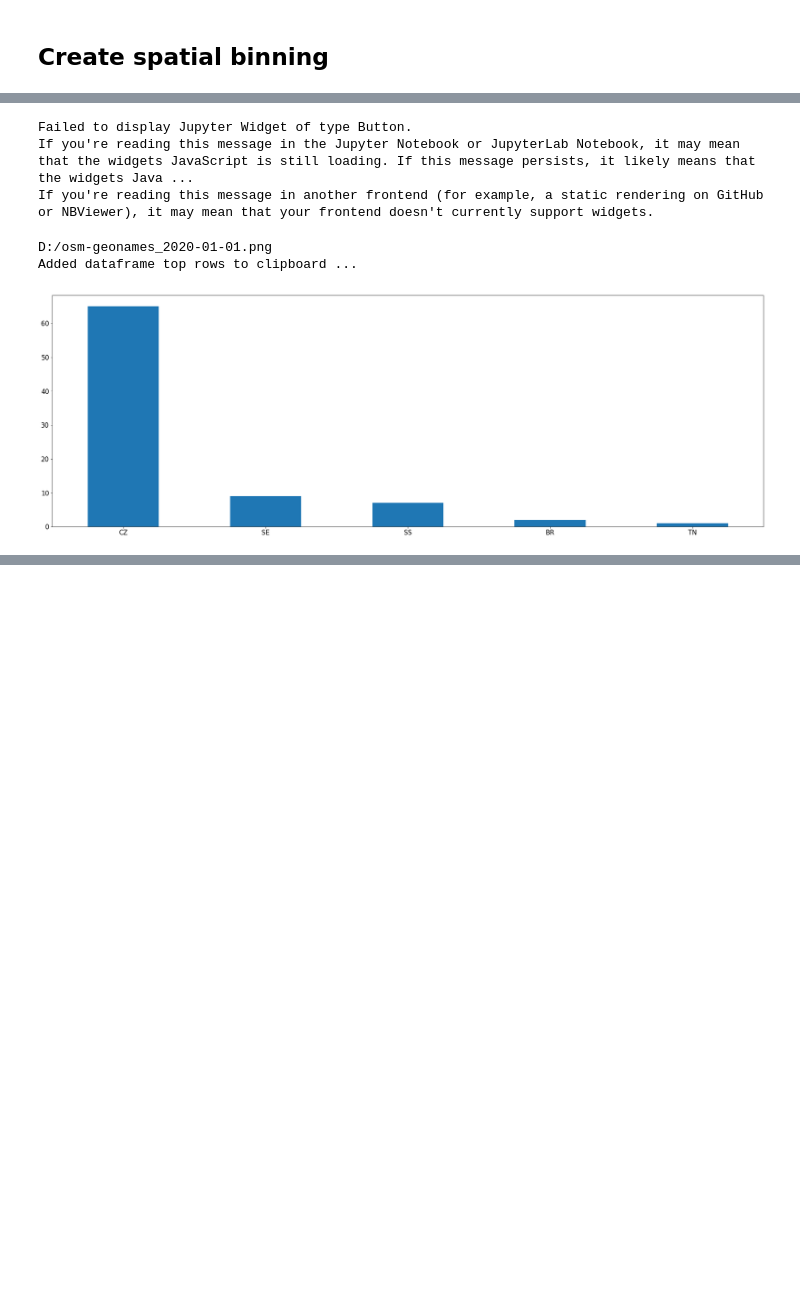
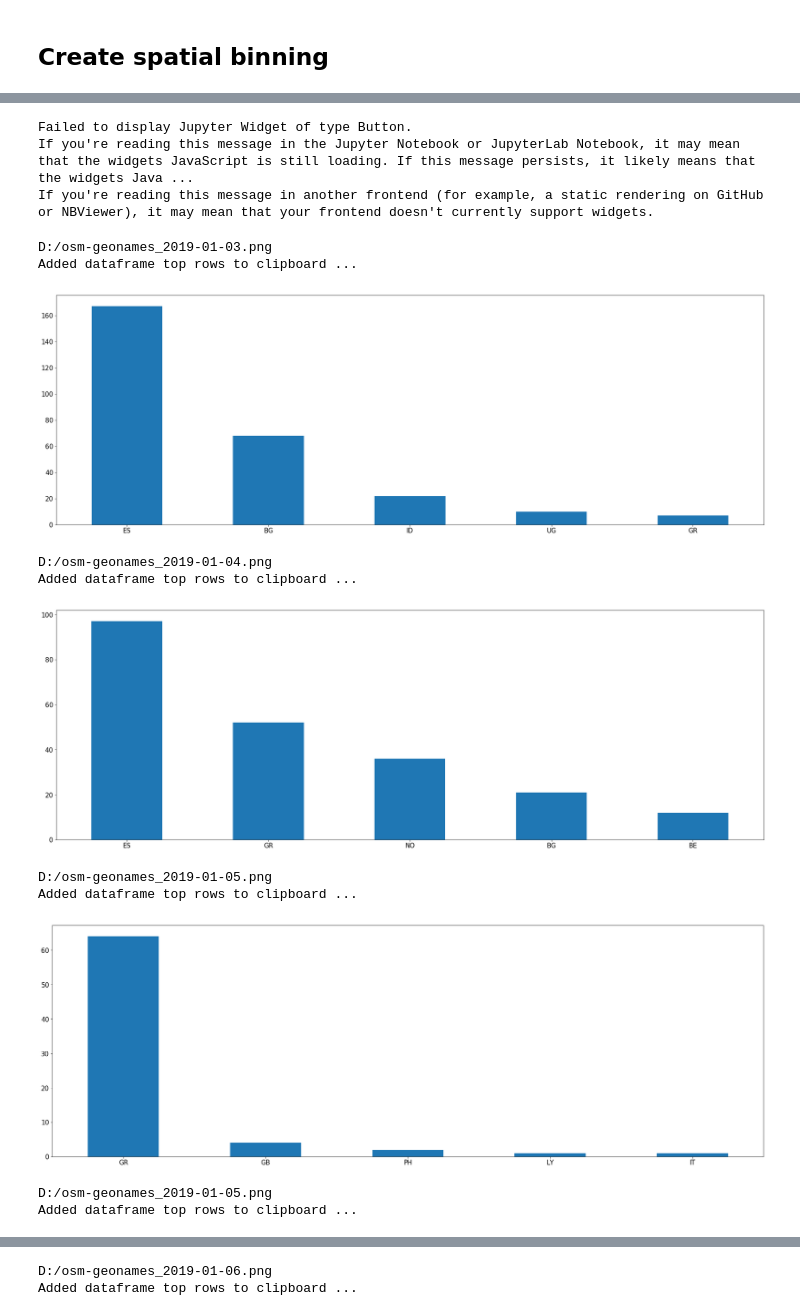
Before and after one commit to gisfromscratch/anaconda-data-analystics, a Jupyter notebook: notebooks/GeonamesModifications.ipynb, the cells around one changed output, grey strips where cells are left out. Cells and saved outputs as stored; diff of their text form; code cells hidden in the pictures; blank space fills up the shorter version.

```diff
--- a/notebooks/GeonamesModifications.ipynb
+++ b/notebooks/GeonamesModifications.ipynb
@@ -343,7 +343,7 @@ def export_day(btn):
     geonames_aggregated = create_spatial_bins_offline(geonames_spatial)
     geonames_aggregated.spatial.plot(focus_map, renderer_type='c', class_count=5, col='hit_count', cmap='Wistia', alpha=0.7)
 
-    time.sleep(1)
+    time.sleep(3)
     output_path = 'D:/osm-geonames_{}.png'.format(filter_date)
     focus_map.take_screenshot(False, False, output_path)
     print(output_path)
@@ -351,7 +351,7 @@ def export_day(btn):
     geonames_country_counts = pd.value_counts(geonames_filtered['country code'].values, sort=True)
     geonames_country_counts.head().plot.bar(rot=0)
 
-    geonames_filtered[['name','country code', 'timezone']].head().to_clipboard()
+    geonames_filtered[['name','country code', 'timezone']].head(30).to_clipboard()
     print("Added dataframe top rows to clipboard ...")
     return
 
@@ -363,32 +363,40 @@ def export_month(btn):
     geonames_filtered = filter_month_year(geonames, filter_date.year, filter_date.month)
     geonames_spatial = create_spatial_dataframe(geonames_filtered)
     geonames_aggregated = create_spatial_bins_offline(geonames_spatial)
     geonames_aggregated.spatial.plot(focus_map, renderer_type='c', class_count=5, col='hit_count', cmap='Wistia', alpha=0.7)
 
     time.sleep(5)
     output_path = 'D:/osm-geonames_{}-{}.png'.format(filter_date.year, filter_date.month)
     focus_map.take_screenshot(False, False, output_path)
     print(output_path)
     return
 
 date_picker = widgets.DatePicker(
     description='Pick a Date',
     disabled=False
 )
 display(date_picker)
 
 btn = widgets.Button(description='Execute...')
 btn.on_click(export_day)
 #btn.on_click(export_month)
 display(btn)
 
 date_picker.value
 #export_all_days(geonames, 2019, 1)
 # %% [output]
 [interactive output not drawn]
 Failed to display Jupyter Widget of type Button.
 If you're reading this message in the Jupyter Notebook or JupyterLab Notebook, it may mean that the widgets JavaScript is still loading. If this message persists, it likely means that the widgets Java ...
 If you're reading this message in another frontend (for example, a static rendering on GitHub or NBViewer), it may mean that your frontend doesn't currently support widgets.
-D:/osm-geonames_2020-01-01.png
+D:/osm-geonames_2019-01-03.png
 Added dataframe top rows to clipboard ...
-[figure, old version]
+[figure, new version]
+D:/osm-geonames_2019-01-04.png
+Added dataframe top rows to clipboard ...
+[figure, added]
+D:/osm-geonames_2019-01-05.png
+Added dataframe top rows to clipboard ...
+[figure, added]
+D:/osm-geonames_2019-01-05.png
+Added dataframe top rows to clipboard ...
@@ -394,0 +404,2 @@ Added dataframe top rows to clipboard ...
+D:/osm-geonames_2019-01-06.png
+Added dataframe top rows to clipboard ...
```
Also changed, not shown: parts of 1 cell of this notebook, 1 other file.
